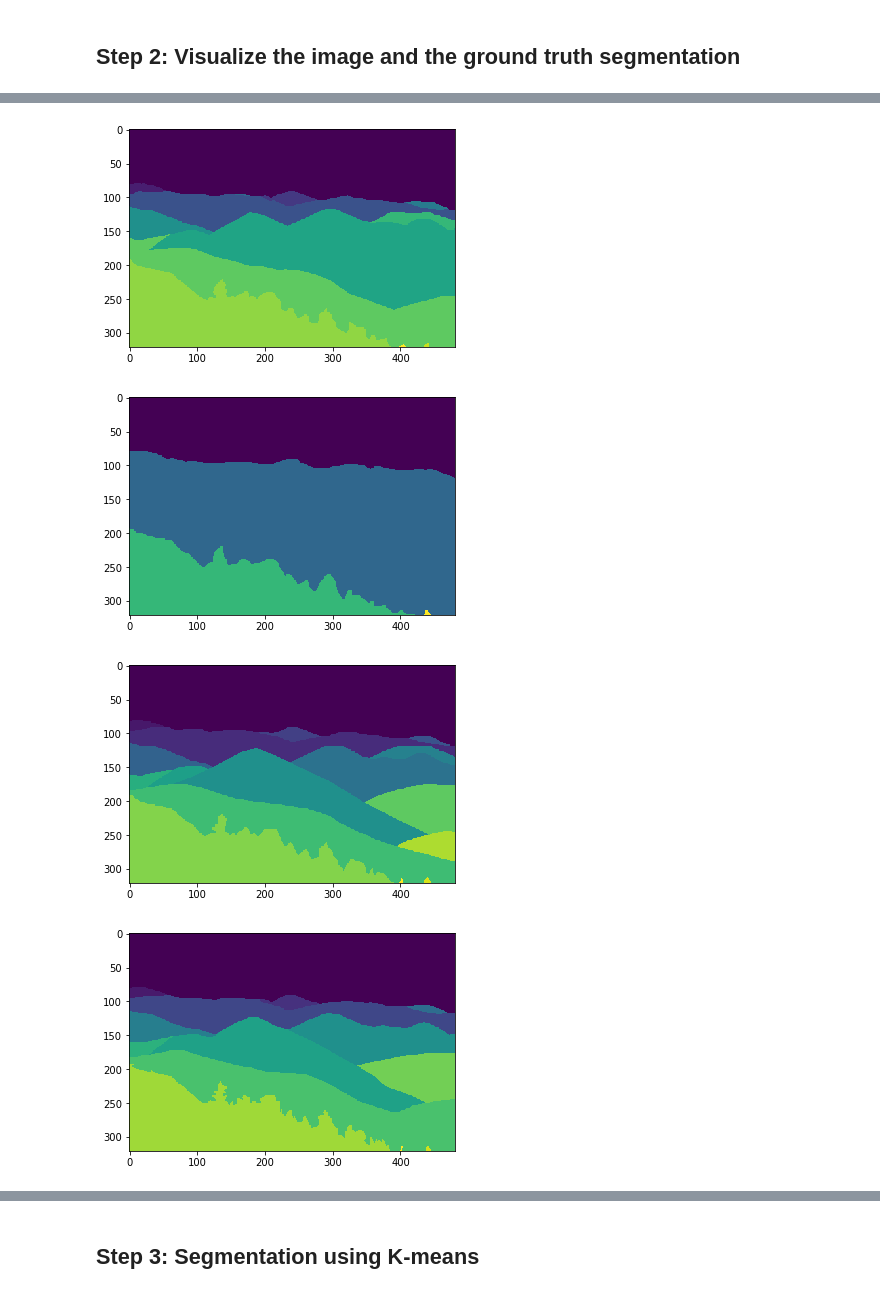
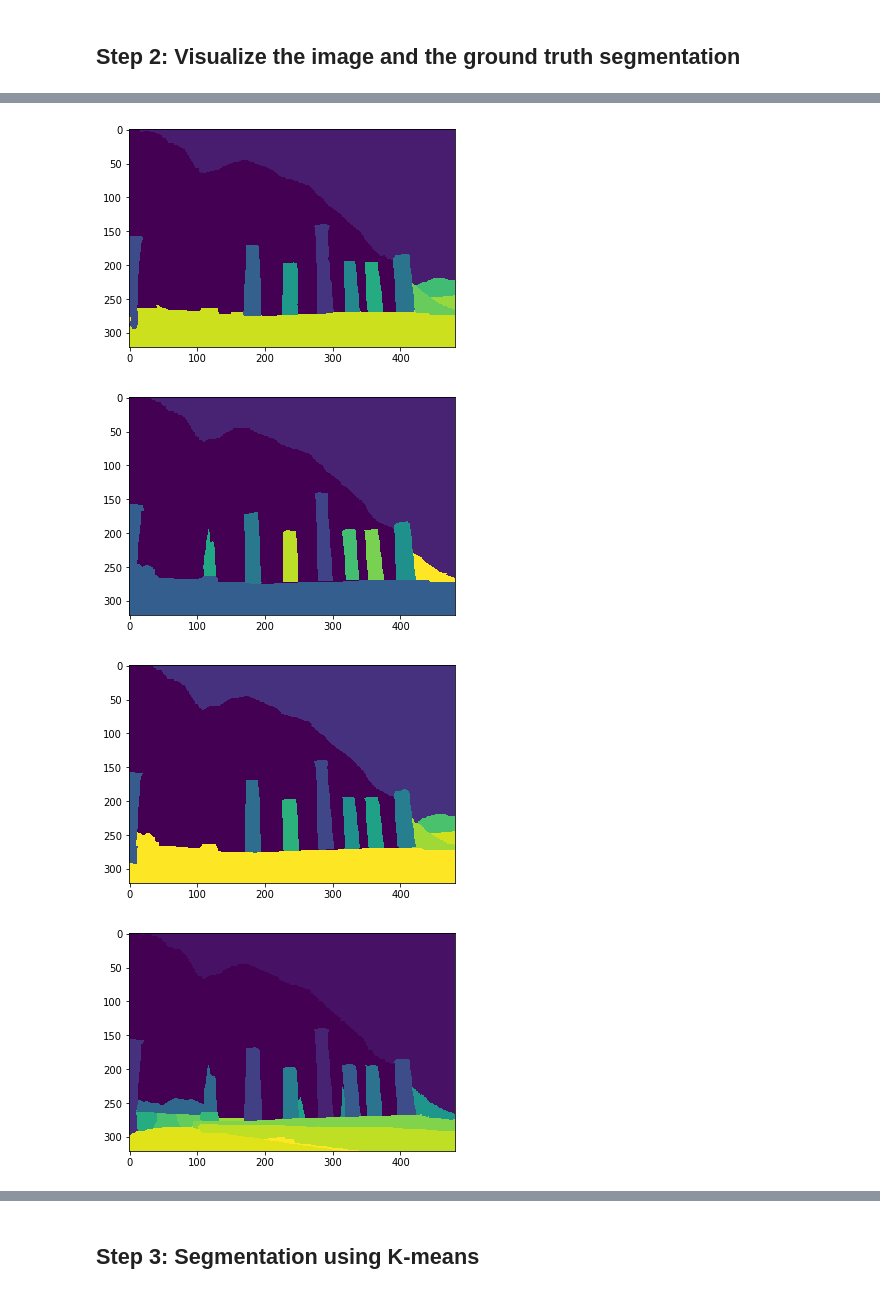
Before and after one commit to Elzawawy/ImageSegmentation, a Jupyter notebook: Image Segmentation .ipynb, the cells around one changed output, grey strips where cells are left out. Cells and saved outputs as stored; diff of their text form; code cells hidden in the pictures.

```diff
--- a/Image Segmentation .ipynb
+++ b/Image Segmentation .ipynb
@@ -27,5 +29,2 @@ import MLalgorithms.clustering_validation as clusterval
 # %% [markdown]
 ## Step 1 : Download the dataset and understand the format
-# %%
-plt.imshow(scipy.io.loadmat("./data/groundTruth/train/388016")['groundTruth'][0][2][0][0][0])
-scipy.io.loadmat("./data/groundTruth/train/388016")['groundTruth'][0][2][0][0][0]
@@ -60,9 +58,13 @@ val_path = "./data/images/val/"
 gt_train_path = "./data/groundTruth/train/"
 gt_test_path = "./data/groundTruth/test/"
 gt_val_path = "./data/groundTruth/val/"
+
+num_pixels = 321*481
+num_dimen = 3
+num_imgs=200
 # store images in lists.
-train_imgs, train_gt = LoadImagesWithGroundTruth(train_path,gt_train_path)
-test_imgs, test_gt = LoadImagesWithGroundTruth(test_path,gt_test_path)
-val_imgs, val_gt = LoadImagesWithGroundTruth(val_path,gt_val_path)
-print("Length of Trainset = ",len(train_imgs),"\nLength of Testset = ",len(test_imgs),"\nLength of Validationset = ",len(val_imgs))
-print("Length of GroundTruth for Trainset = ",len(train_gt),"\nLength of GroundTruth for Testset = ",len(test_gt),"\nLength of GroundTruth for Validationset = ",len(val_gt))
+train_set, train_gt = LoadImagesWithGroundTruth(train_path,gt_train_path, (num_pixels*num_imgs,num_dimen))
+# test_imgs, test_gt = LoadImagesWithGroundTruth(test_path,gt_test_path, (num_pixels*200,num_dimen))
+# val_imgs, val_gt = LoadImagesWithGroundTruth(val_path,gt_val_path, (num_pixels*100,num_dimen))
+# print("Length of Trainset = ",len(train_imgs),"\nLength of Testset = ",len(test_imgs),"\nLength of Validationset = ",len(val_imgs))
+# print("Length of GroundTruth for Trainset = ",len(train_gt),"\nLength of GroundTruth for Testset = ",len(test_gt),"\nLength of GroundTruth for Validationset = ",len(val_gt))
@@ -76,17 +71,15 @@ Length of GroundTruth for Validationset =  546
 # %% [markdown]
 ## Step 2: Visualize the image and the ground truth segmentation
 # %%
-plt.imshow(train_imgs[1]);
+plt.imshow(train_set[0:num_pixels].reshape(321,481,3));
 plt.figure();
-plt.imshow(train_gt[5]);
+plt.imshow(train_gt[0]);
 plt.figure();
-plt.imshow(train_gt[6]);
+plt.imshow(train_gt[1]);
 plt.figure();
-plt.imshow(train_gt[7]);
+plt.imshow(train_gt[2]);
 plt.figure();
-plt.imshow(train_gt[8]);
+plt.imshow(train_gt[3]);
 plt.figure();
-plt.imshow(train_gt[9]);
-plt.figure();
-plt.imshow(train_gt[10]);
+plt.imshow(train_gt[4]);
 # %% [output]
@@ -94,4 +87,4 @@ plt.imshow(train_gt[10]);
-[figure, old version]
+[figure, new version]
-[figure, old version]
+[figure, new version]
-[figure, old version]
+[figure, new version]
-[figure, old version]
+[figure, new version]
```
Also changed, not shown: parts of 30 cells of this notebook, 5 other files.
